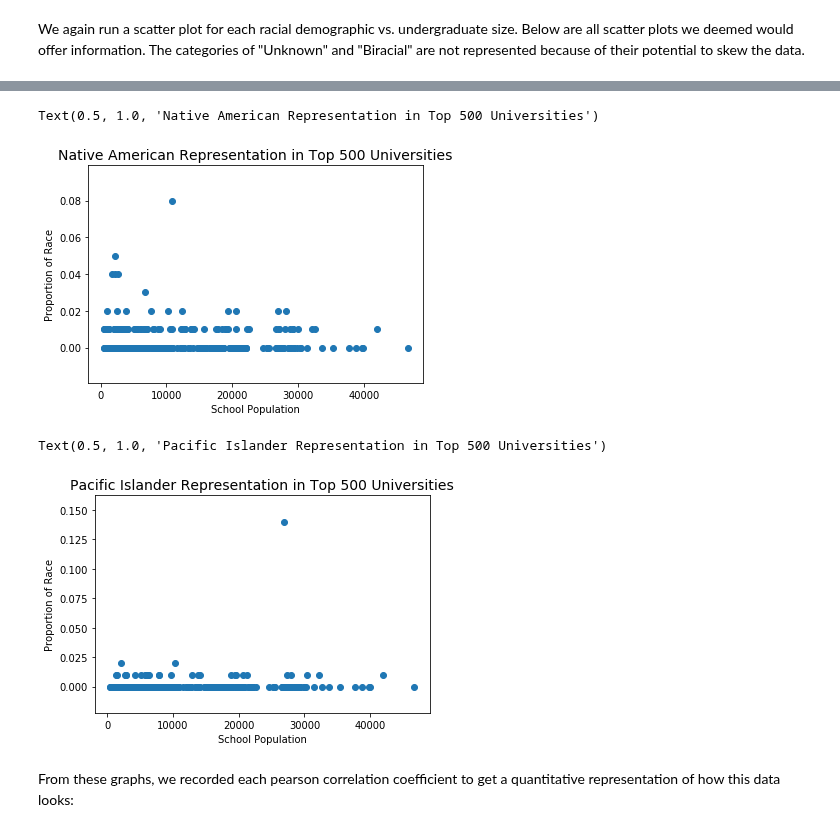
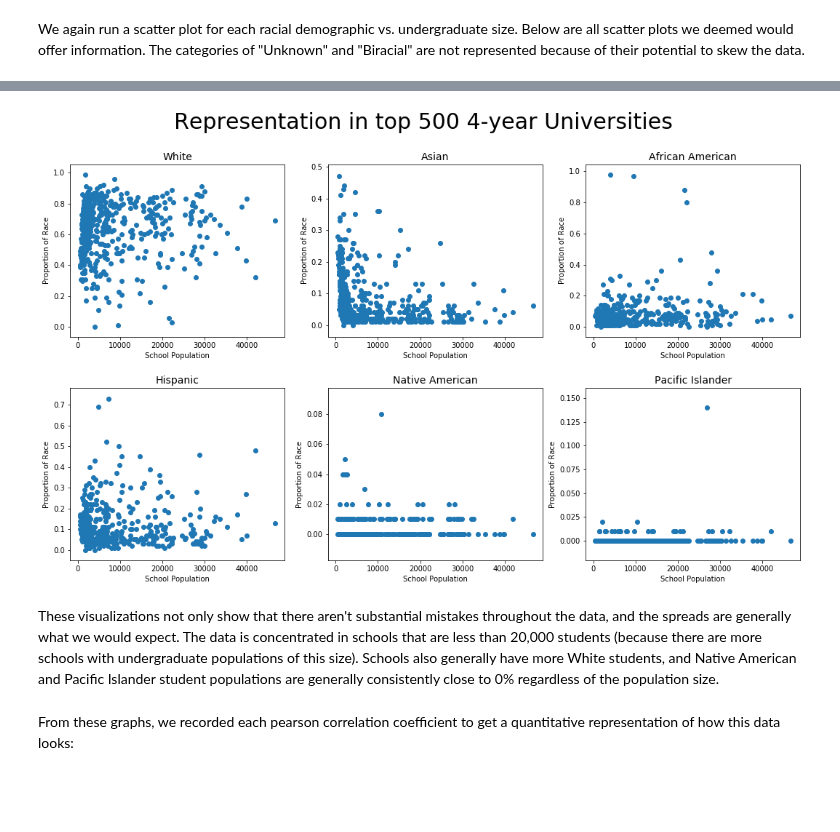
Before and after one commit to nforesti/education, a Jupyter notebook: FinalProject.ipynb, the cells around one changed output, grey strips where cells are left out. Saved outputs shown, nothing was run; the diff lists cells and outputs as text; code cells hidden in the pictures; blank space fills up the shorter version.

```diff
--- a/FinalProject.ipynb
+++ b/FinalProject.ipynb
@@ -1089,18 +1082,48 @@ Text(0.5, 1.0, 'Hispanic Representation in Top 500 Universities')
-# %%
-plt.scatter(df_sorted.undergradpop, df_top500["Native American"])
-plt.xlabel('School Population')
-plt.ylabel('Proportion of Race')
-plt.title('Native American Representation in Top 500 Universities', fontsize = 14)
-# %% [output]
-Text(0.5, 1.0, 'Native American Representation in Top 500 Universities')
-[figure, removed]
-# %%
-plt.scatter(df_sorted.undergradpop, df_top500["Pacific Islander"])
-plt.xlabel('School Population')
-plt.ylabel('Proportion of Race')
-plt.title('Pacific Islander Representation in Top 500 Universities', fontsize = 14)
-# %% [output]
-Text(0.5, 1.0, 'Pacific Islander Representation in Top 500 Universities')
-[figure, removed]
+# %%
+
+g = plt.figure(figsize=(18,10))
+
+plt.subplot(2,3,1)
+plt.scatter(df_sorted.undergradpop, df_top500["White"])
+plt.xlabel('School Population')
+plt.ylabel('Proportion of Race')
+plt.title('White', fontsize = 14)
+
+plt.subplot(2,3,2)
+plt.scatter(df_sorted.undergradpop, df_top500["Asian"])
+plt.xlabel('School Population')
+plt.ylabel('Proportion of Race')
+plt.title('Asian', fontsize = 14)
+
+plt.subplot(2,3,3)
+plt.scatter(df_sorted.undergradpop, df_top500["African American"])
+plt.xlabel('School Population')
+plt.ylabel('Proportion of Race')
+plt.title('African American', fontsize = 14)
+
+plt.subplot(2,3,4)
+plt.scatter(df_sorted.undergradpop, df_top500["Hispanic"])
+plt.xlabel('School Population')
+plt.ylabel('Proportion of Race')
+plt.title('Hispanic', fontsize = 14)
+
+plt.subplot(2,3,5)
+plt.scatter(df_sorted.undergradpop, df_top500["Native American"])
+plt.xlabel('School Population')
+plt.ylabel('Proportion of Race')
+plt.title('Native American', fontsize = 14)
+
+plt.subplot(2,3,6)
+plt.scatter(df_sorted.undergradpop, df_top500["Pacific Islander"])
+plt.xlabel('School Population')
+plt.ylabel('Proportion of Race')
+plt.title('Pacific Islander', fontsize = 14)
+
+g.suptitle("Representation in top 500 4-year Universities", fontsize=30)
+g.subplots_adjust(hspace=.3)
+# %% [output]
+[figure, added]
+# %% [markdown]
+These visualizations not only show that there aren't substantial mistakes throughout the data, and the spreads are generally what we would expect. The data is concentrated in schools that are less than 20,000 students (because there are more schools with undergraduate populations of this size). Schools also generally have more White students, and Native American and Pacific Islander student populations are generally consistently close to 0%  regardless of the population size.
 # %% [markdown]
 From these graphs, we recorded each pearson correlation coefficient to get a quantitative representation of how this data looks:
```
Also changed, not shown: parts of 51 cells of this notebook.
